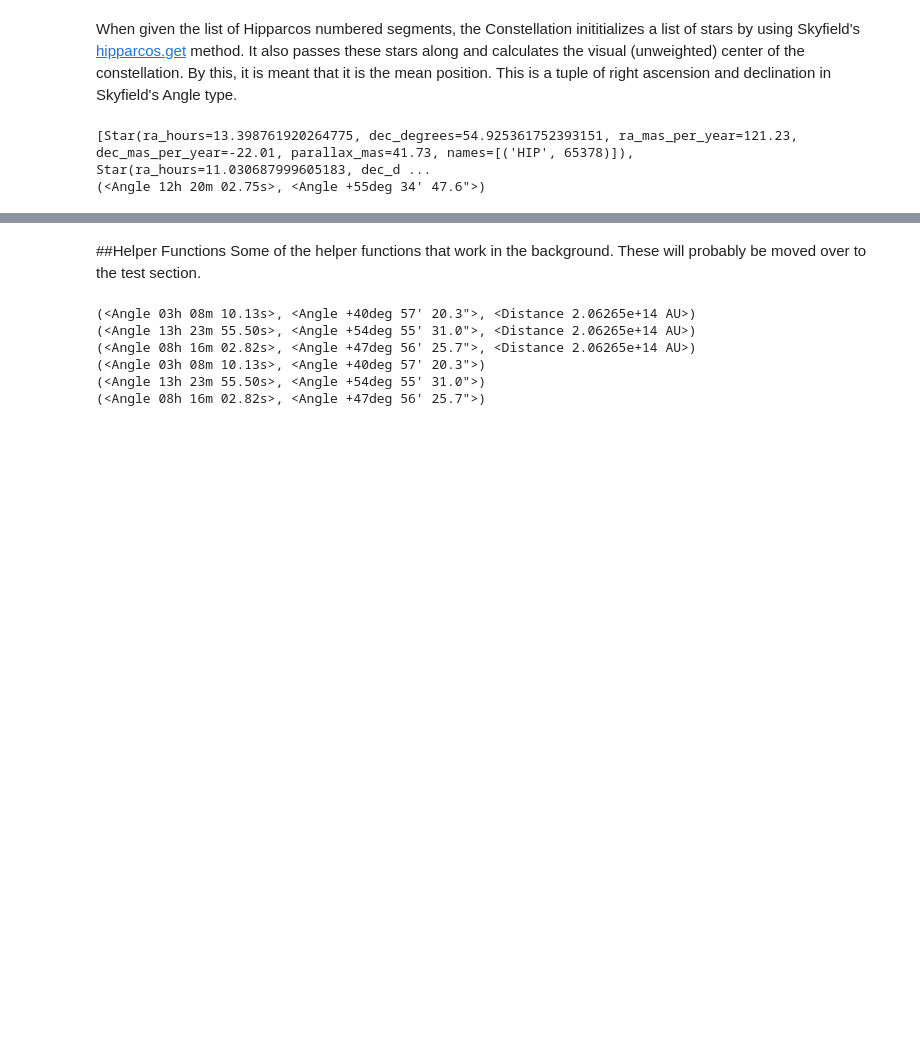
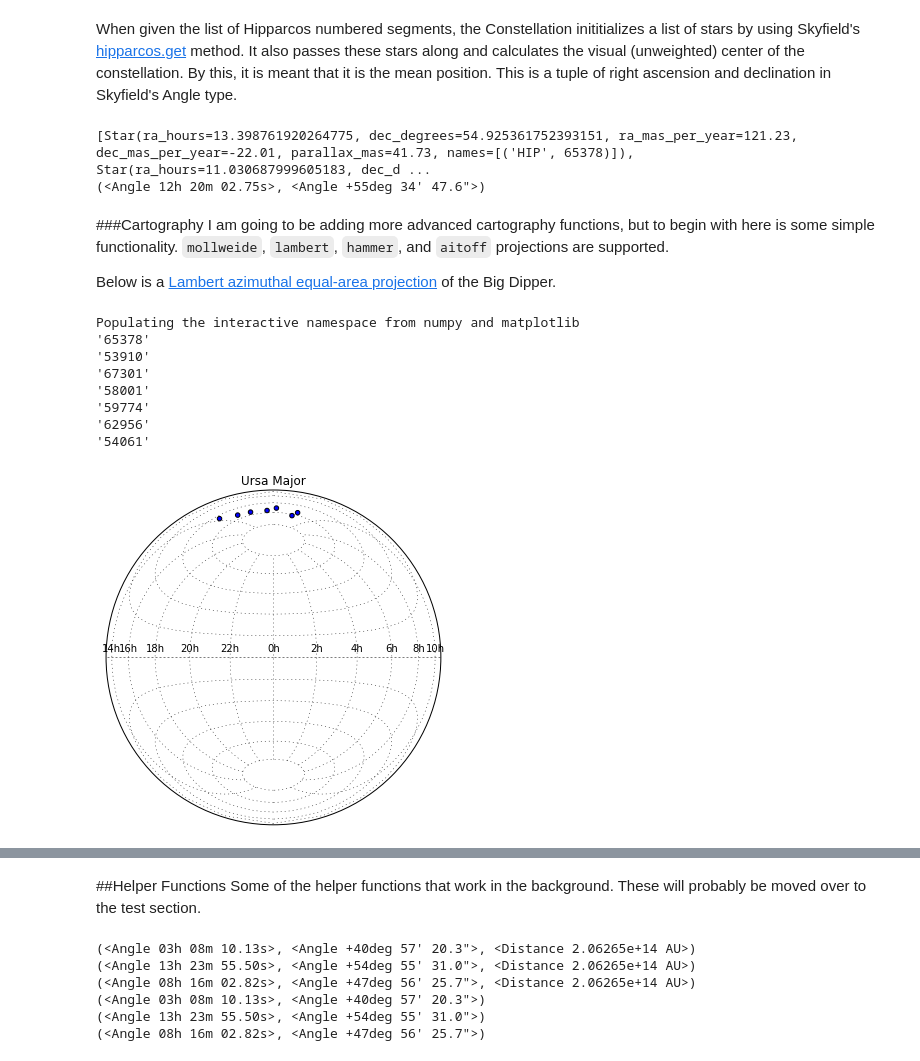
Before and after one commit to dreamalligator/asterisms, a Jupyter notebook: asterisms/docs/examples.ipynb, the cells around one changed output, grey strips where cells are left out. Drawn from its saved outputs; the diff is of its cells as text; code cells hidden in the pictures; blank space fills up the shorter version.

Commit message:
adds basic plotting functionality

```diff
--- a/asterisms/docs/examples.ipynb
+++ b/asterisms/docs/examples.ipynb
@@ -119,3 +122,24 @@ print(uma.center)
 # %% [output]
 [Star(ra_hours=13.398761920264775, dec_degrees=54.925361752393151, ra_mas_per_year=121.23, dec_mas_per_year=-22.01, parallax_mas=41.73, names=[('HIP', 65378)]), Star(ra_hours=11.030687999605183, dec_d ...
 (<Angle 12h 20m 02.75s>, <Angle +55deg 34' 47.6">)
+# %% [markdown]
+###Cartography
+I am going to be adding more advanced cartography functions, but to begin with here is some simple functionality. `mollweide`, `lambert`, `hammer`, and `aitoff` projections are supported.
+
+Below is a [Lambert azimuthal equal-area projection](https://en.wikipedia.org/wiki/Lambert_azimuthal_equal-area_projection) of the Big Dipper.
+# %%
+import asterisms as a
+%pylab inline
+segs = '67301 65378 65378 62956 62956 59774 59774 54061 54061 53910 53910 58001 58001 59774'
+uma = a.Constellation(name='Ursa Major',name_alt='Big Dipper',abbrev='UMA',segs=segs)
+uma.plot(projection='lambert')
+# %% [output]
+Populating the interactive namespace from numpy and matplotlib
+'65378'
+'53910'
+'67301'
+'58001'
+'59774'
+'62956'
+'54061'
+[figure, added]
```
Also changed, not shown: parts of 9 cells of this notebook, 6 other files.
